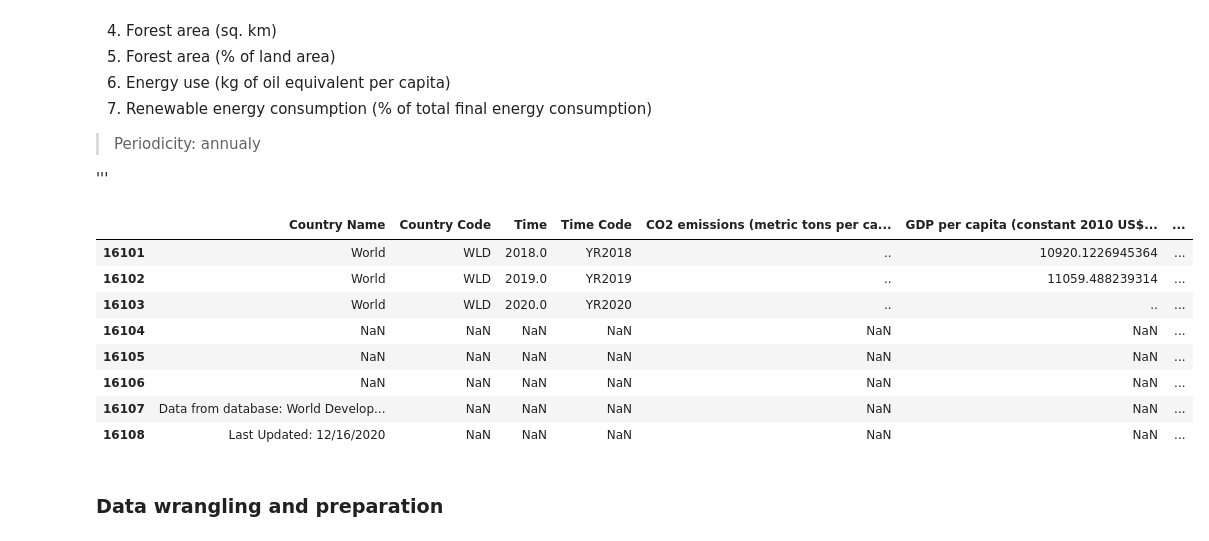
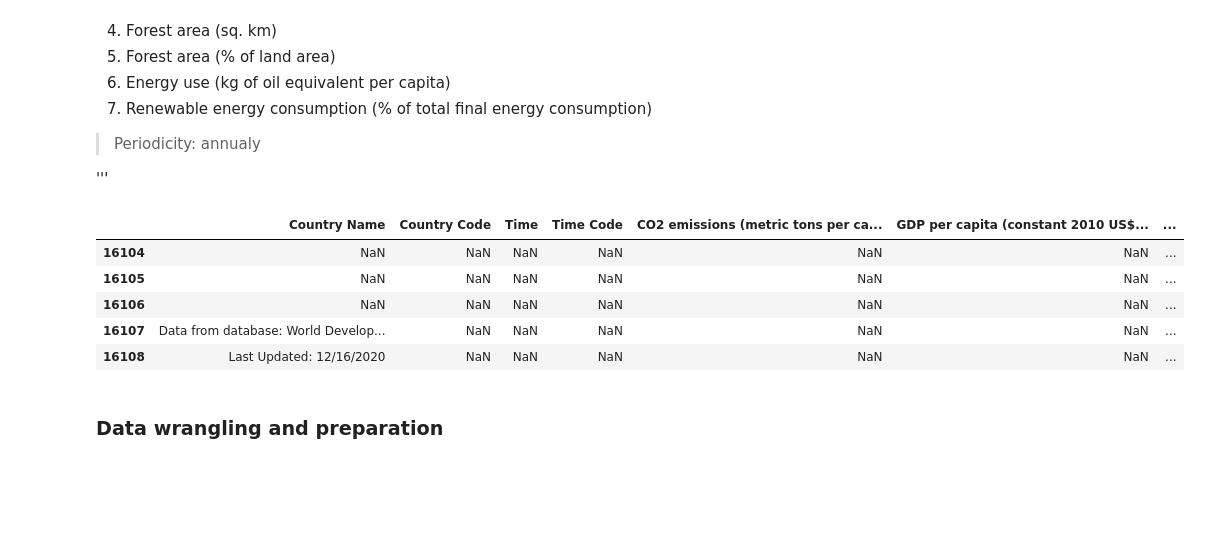
Before and after one commit to Nataliya-Aparina/Python_Project_2020, a Jupyter notebook: Code/final_project_1part.ipynb, the cells around one changed output. Saved outputs shown, nothing was run; the diff lists cells and outputs as text; code cells hidden in the pictures; blank space fills up the shorter version.

```diff
--- a/Code/final_project_1part.ipynb
+++ b/Code/final_project_1part.ipynb
@@ -25,12 +25,9 @@ import plotly.graph_objects as go
 # %%
 df = pd.read_csv('../data/f64e17d9-f1ac-4fab-97c4-eebb74321555_Data.csv')
 # %%
-df.tail(8)
+df.tail(5)
 # %% [output]
 |  | Country Name | Country Code | Time | Time Code | CO2 emissions (metric tons per ca... | GDP per capita (constant 2010 US$... | ... |
-| 16101 | World | WLD | 2018.0 | YR2018 | .. | 10920.1226945364 | ... |
-| 16102 | World | WLD | 2019.0 | YR2019 | .. | 11059.488239314 | ... |
-| 16103 | World | WLD | 2020.0 | YR2020 | .. | .. | ... |
 | 16104 | NaN | NaN | NaN | NaN | NaN | NaN | ... |
 | 16105 | NaN | NaN | NaN | NaN | NaN | NaN | ... |
 | 16106 | NaN | NaN | NaN | NaN | NaN | NaN | ... |
```
Also changed, not shown: parts of 18 cells of this notebook, 2 other files.
